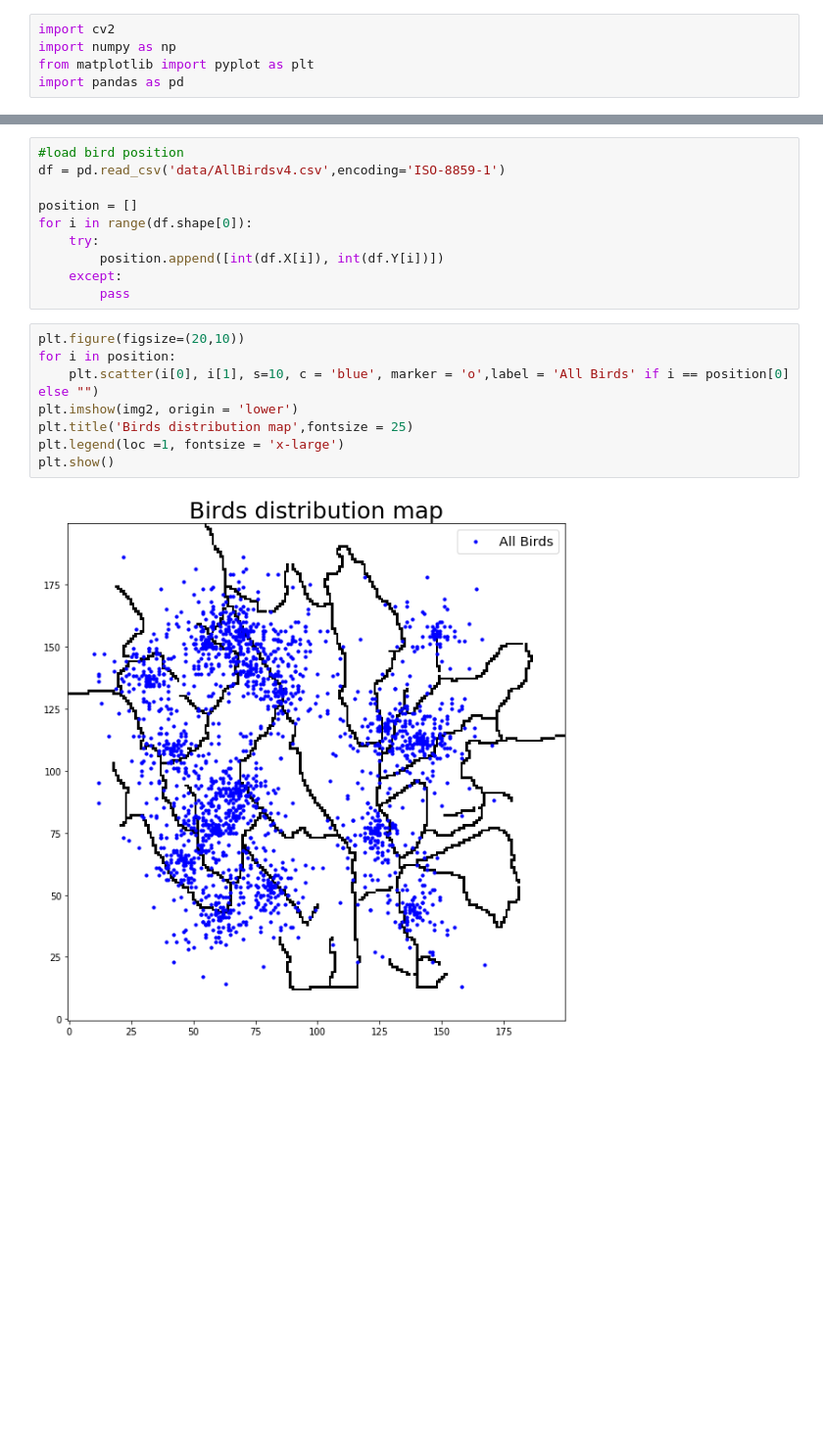
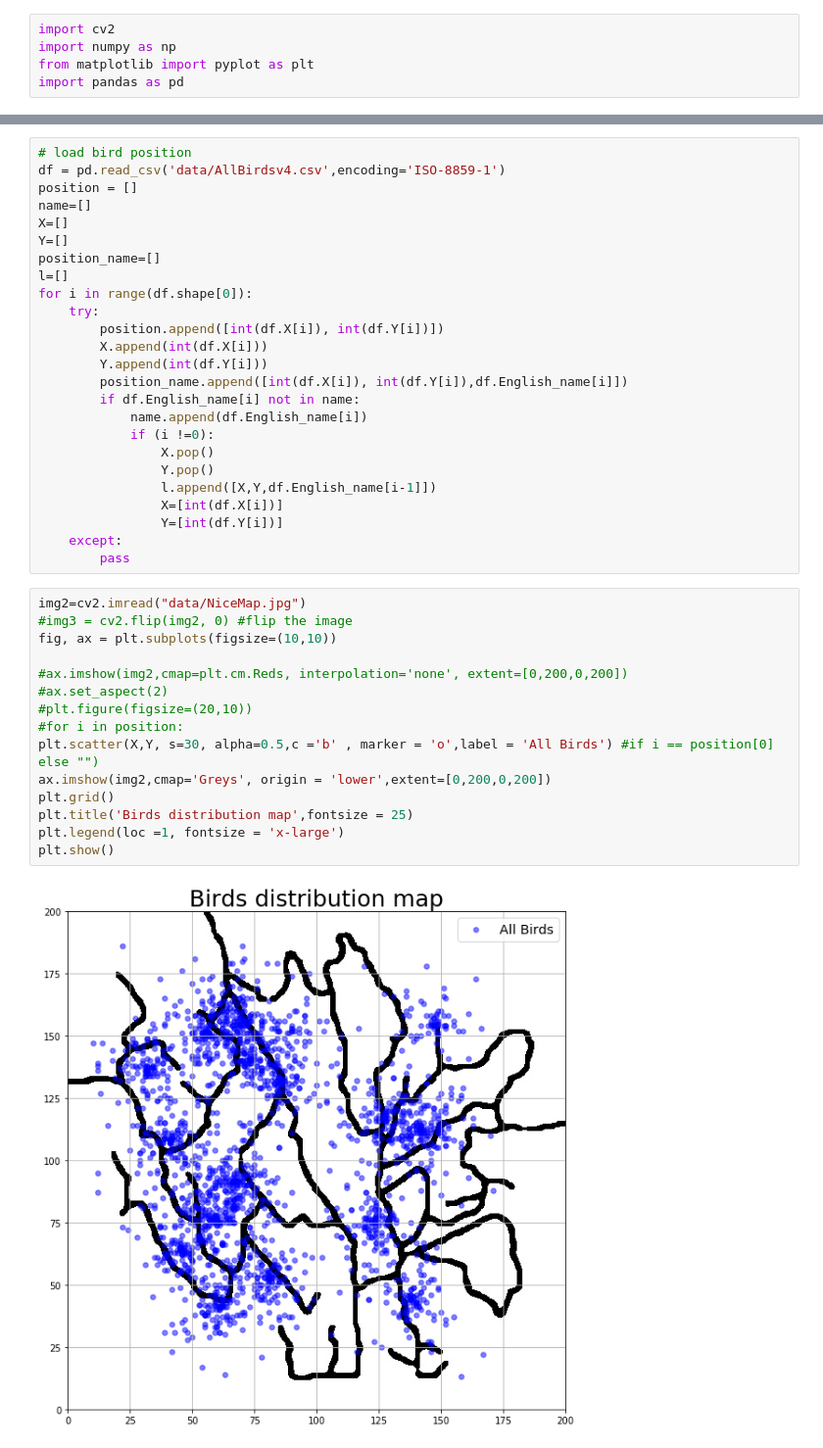
Before and after one commit to ShangyuanZ/Data_Visualisation, a Jupyter notebook: Assignment_1_vision.ipynb, the cells around one changed output, grey strips where cells are left out. Shown: that part at 98% size. Cells and saved outputs as stored; diff of their text form; blank space fills up the shorter version.

```diff
--- a/Assignment_1_vision.ipynb
+++ b/Assignment_1_vision.ipynb
@@ -29,20 +36,42 @@ plt.show()
 # %%
-#load bird position
+# load bird position
 df = pd.read_csv('data/AllBirdsv4.csv',encoding='ISO-8859-1')
-
 position = []
+name=[]
+X=[]
+Y=[]
+position_name=[]
+l=[]
 for i in range(df.shape[0]):
     try:
         position.append([int(df.X[i]), int(df.Y[i])])
+        X.append(int(df.X[i]))
+        Y.append(int(df.Y[i]))
+        position_name.append([int(df.X[i]), int(df.Y[i]),df.English_name[i]])
+        if df.English_name[i] not in name:
+            name.append(df.English_name[i])
+            if (i !=0):
+                X.pop()
+                Y.pop()
+                l.append([X,Y,df.English_name[i-1]])
+                X=[int(df.X[i])]
+                Y=[int(df.Y[i])]
     except:
         pass
 # %%
-plt.figure(figsize=(20,10))
-for i in position:
-    plt.scatter(i[0], i[1], s=10, c = 'blue', marker = 'o',label = 'All Birds' if i == position[0] else "")
-plt.imshow(img2, origin = 'lower')
+img2=cv2.imread("data/NiceMap.jpg")
+#img3 = cv2.flip(img2, 0) #flip the image
+fig, ax = plt.subplots(figsize=(10,10))
+
+#ax.imshow(img2,cmap=plt.cm.Reds, interpolation='none', extent=[0,200,0,200])
+#ax.set_aspect(2)
+#plt.figure(figsize=(20,10))
+#for i in position:
+plt.scatter(X,Y, s=30, alpha=0.5,c ='b' , marker = 'o',label = 'All Birds') #if i == position[0] else "")
+ax.imshow(img2,cmap='Greys', origin = 'lower',extent=[0,200,0,200])
+plt.grid()
 plt.title('Birds distribution map',fontsize = 25)
 plt.legend(loc =1, fontsize = 'x-large')
 plt.show()
 # %% [output]
-[figure, old version]
+[figure, new version]
```
Also changed, not shown: parts of 7 cells of this notebook.
